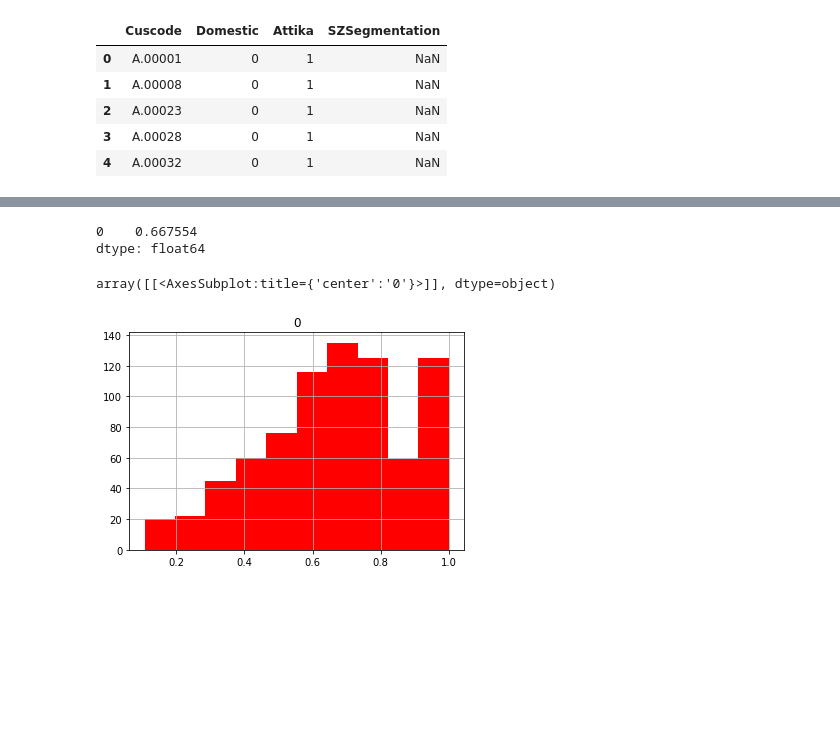
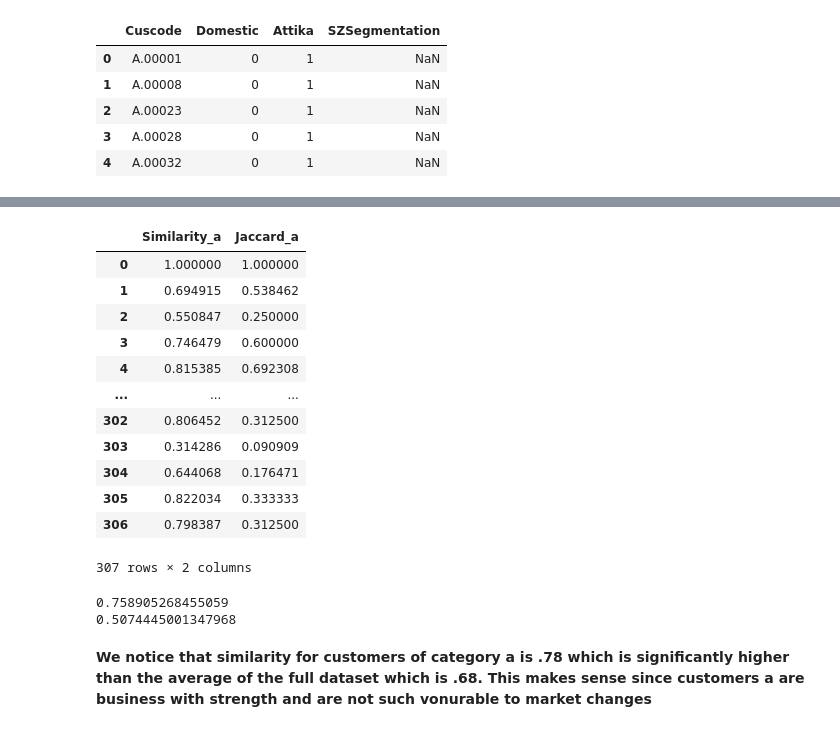
Before and after one commit to s610917/ProjectML, a Jupyter notebook: Covid_products_study.ipynb, the cells around one changed output, grey strips where cells are left out. Cells and saved outputs as stored; diff of their text form; code cells hidden in the pictures; blank space fills up the shorter version.

```diff
--- a/Covid_products_study.ipynb
+++ b/Covid_products_study.ipynb
@@ -290 +284,3 @@ customers_c = customers_c.reset_index()
+# %%
+customers_a = customers_a.reset_index()
 # %%
@@ -299,5 +295,8 @@ customers_c.head()
 # %%
-result_c = []
-for i in range (len(customers_c)):
-    result_t = similar(customers_c["Basket_2019"][i], customers_c["Basket_2020"][i])
-    result_c.append(result_t)
+sim_sima = []
+sim_jaca = []
+for i in range (len(customers_a)):
+    sim_sim_t = similar(customers_a["Basket_2019"][i], customers_a["Basket_2020"][i])
+    sim_sima.append(sim_sim_t)
+    sim_jac_t = jaccard(customers_a["Basket_2019"][i], customers_a["Basket_2020"][i])
+    sim_jaca.append(sim_jac_t)
@@ -314,11 +303,34 @@ result_data_c.head()
-# %%
-avg_c =result_data_c[[0]].mean(axis=0)
-print(avg_c)
-# %% [output]
-0    0.667554
-dtype: float64
-# %%
-result_data_c.hist([0], color = "red")
-# %% [output]
-array([[<AxesSubplot:title={'center':'0'}>]], dtype=object)
-[figure, removed]
+# %%
+sima_data = pd.DataFrame(sim_sima)
+jaca_data = pd.DataFrame(sim_jaca)
+# %%
+sima_data.rename(columns={0: "Similarity_a"}, inplace = True)
+jaca_data.rename(columns={0: "Jaccard_a"}, inplace = True)
+# %%
+sima_data['Jaccard_a'] = jaca_data['Jaccard_a']
+sima_data
+# %% [output]
+|  | Similarity_a | Jaccard_a |
+| 0 | 1.000000 | 1.000000 |
+| 1 | 0.694915 | 0.538462 |
+| 2 | 0.550847 | 0.250000 |
+| 3 | 0.746479 | 0.600000 |
+| 4 | 0.815385 | 0.692308 |
+| ... | ... | ... |
+| 302 | 0.806452 | 0.312500 |
+| 303 | 0.314286 | 0.090909 |
+| 304 | 0.644068 | 0.176471 |
+| 305 | 0.822034 | 0.333333 |
+| 306 | 0.798387 | 0.312500 |
+307 rows × 2 columns
+# %%
+avg_sima = sima_data.Similarity_a.mean(axis=0)
+avg_jaca = sima_data.Jaccard_a.mean(axis=0)
+
+print(avg_sima)
+print(avg_jaca)
+# %% [output]
+0.758905268455059
+0.5074445001347968
+# %% [markdown]
+**We notice that similarity for customers of category a is .78 which is significantly higher than the average of the full dataset which is .68. This makes sense since customers a are business with strength and are not such vonurable to market changes**
```
Also changed, not shown: parts of 15 cells of this notebook.
